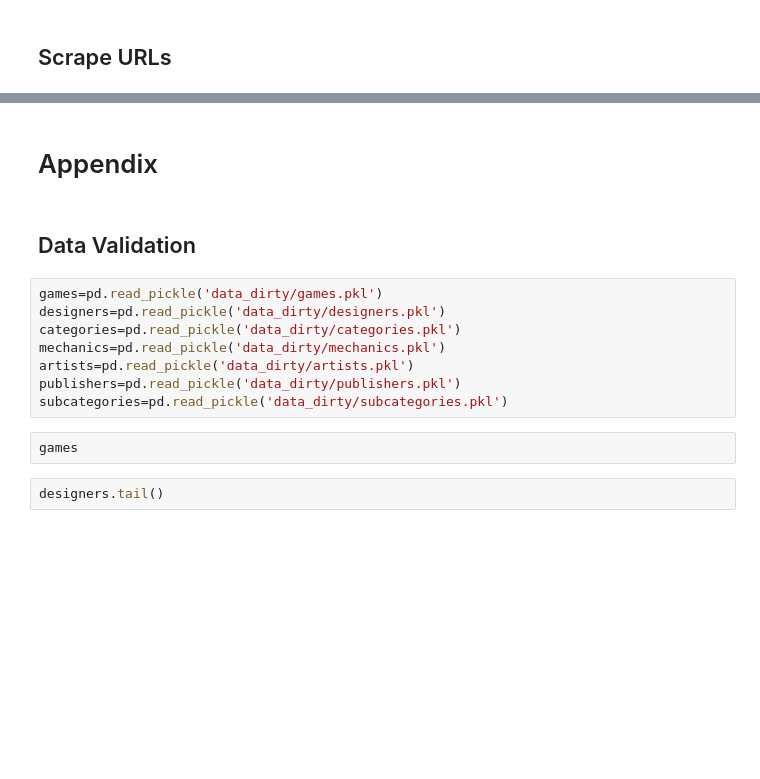
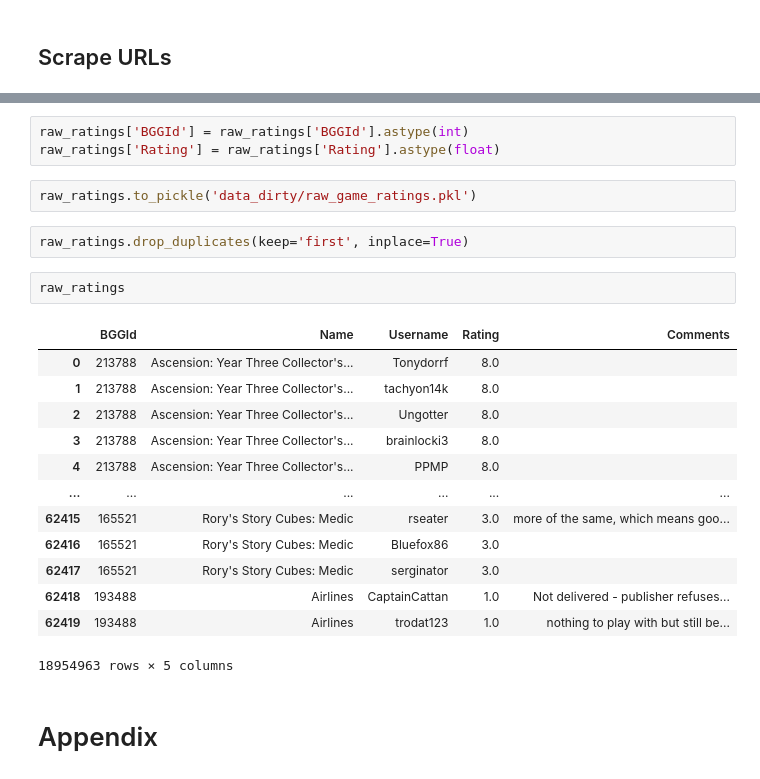
Before and after one commit to threnjen/boardgamegeek, a Jupyter notebook: BGG01_Data_Pull.ipynb, the cells around one changed output, grey strips where cells are left out. Drawn from its saved outputs; the diff is of its cells as text; blank space fills up the shorter version.

```diff
--- a/BGG01_Data_Pull.ipynb
+++ b/BGG01_Data_Pull.ipynb
@@ -837,16 +1048,25 @@ for item in group_urls:
+# %%
+raw_ratings['BGGId'] = raw_ratings['BGGId'].astype(int)
+raw_ratings['Rating'] = raw_ratings['Rating'].astype(float)
+# %%
+raw_ratings.to_pickle('data_dirty/raw_game_ratings.pkl')
+# %%
+raw_ratings.drop_duplicates(keep='first', inplace=True)
+# %%
+raw_ratings
+# %% [output]
+|  | BGGId | Name | Username | Rating | Comments |
+| 0 | 213788 | Ascension: Year Three Collector's... | Tonydorrf | 8.0 |  |
+| 1 | 213788 | Ascension: Year Three Collector's... | tachyon14k | 8.0 |  |
+| 2 | 213788 | Ascension: Year Three Collector's... | Ungotter | 8.0 |  |
+| 3 | 213788 | Ascension: Year Three Collector's... | brainlocki3 | 8.0 |  |
+| 4 | 213788 | Ascension: Year Three Collector's... | PPMP | 8.0 |  |
+| ... | ... | ... | ... | ... | ... |
+| 62415 | 165521 | Rory's Story Cubes: Medic | rseater | 3.0 | more of the same, which means goo... |
+| 62416 | 165521 | Rory's Story Cubes: Medic | Bluefox86 | 3.0 |  |
+| 62417 | 165521 | Rory's Story Cubes: Medic | serginator | 3.0 |  |
+| 62418 | 193488 | Airlines | CaptainCattan | 1.0 | Not delivered - publisher refuses... |
+| 62419 | 193488 | Airlines | trodat123 | 1.0 | nothing to play with but still be... |
+18954963 rows × 5 columns
 # %% [markdown]
 # Appendix
-# %% [markdown]
-## Data Validation
-# %%
-games=pd.read_pickle('data_dirty/games.pkl')
-designers=pd.read_pickle('data_dirty/designers.pkl')
-categories=pd.read_pickle('data_dirty/categories.pkl')
-mechanics=pd.read_pickle('data_dirty/mechanics.pkl')
-artists=pd.read_pickle('data_dirty/artists.pkl')
-publishers=pd.read_pickle('data_dirty/publishers.pkl')
-subcategories=pd.read_pickle('data_dirty/subcategories.pkl')
-# %%
-games
-# %%
-designers.tail()
```
Also changed, not shown: parts of 59 cells of this notebook, 2 other files.
